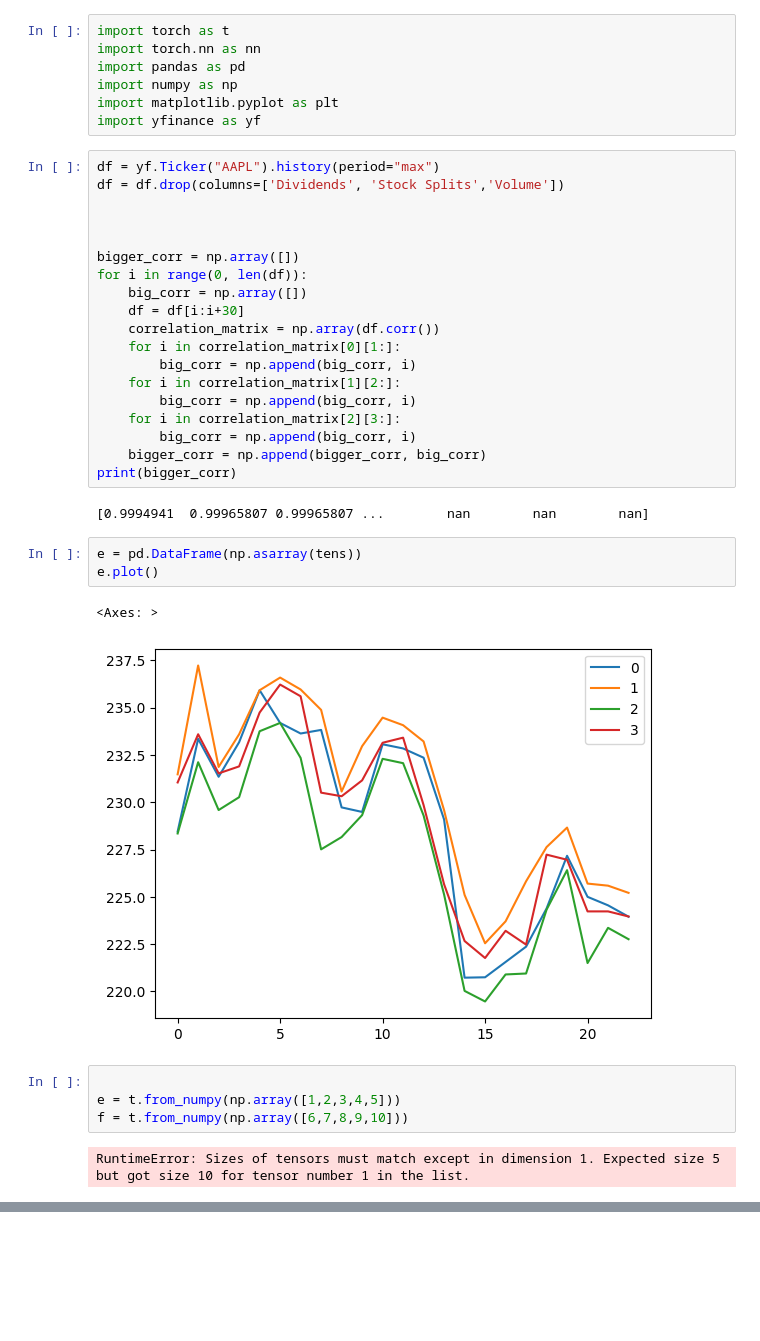
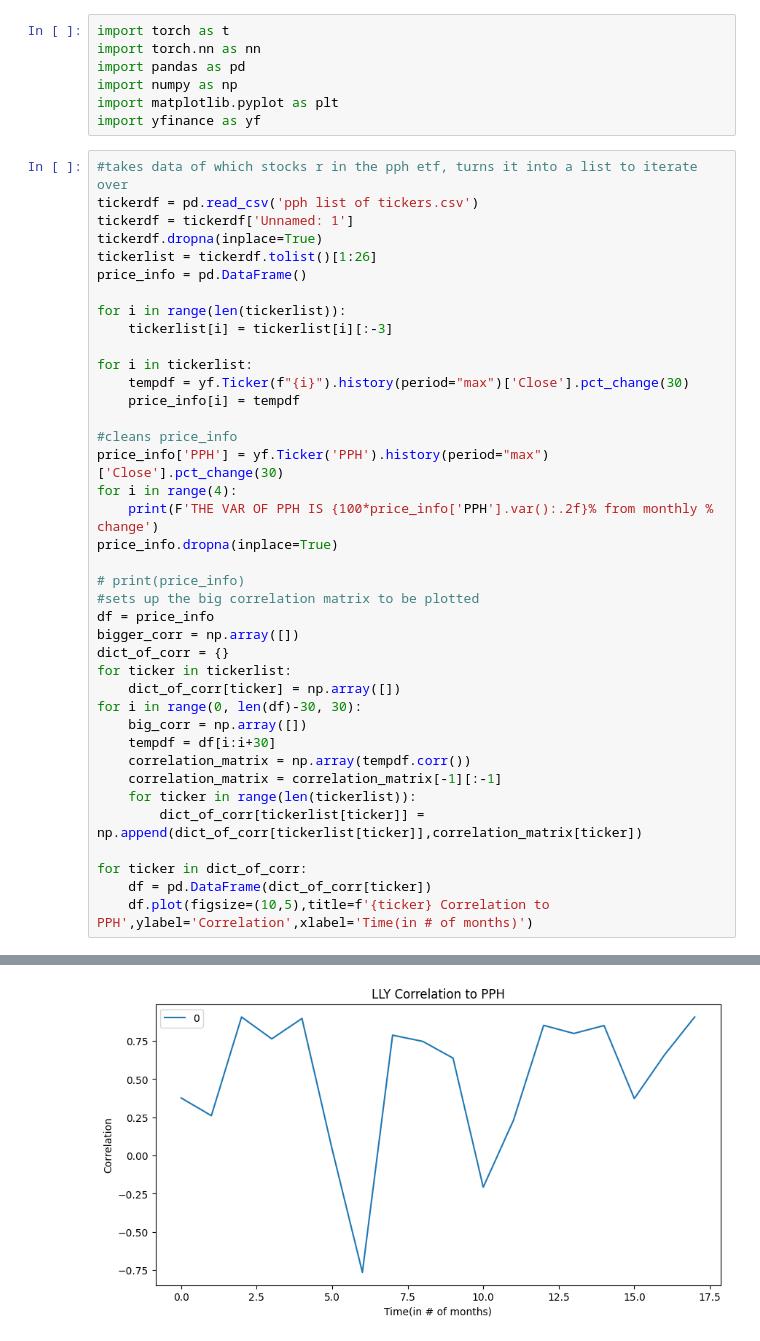
Before and after one commit to MaligarosNotes/PytorchLearning, a Jupyter notebook: macbooktest.ipynb, the cells around one changed output, grey strips where cells are left out. Drawn from its saved outputs; the diff is of its cells as text; blank space fills up the shorter version.

Commit message:
BASICALLY MADE THE CORRELATION MAPS AND WHAT NOT

```diff
--- a/macbooktest.ipynb
+++ b/macbooktest.ipynb
@@ -5,36 +5,43 @@ import pandas as pd
 import numpy as np
 import matplotlib.pyplot as plt
 import yfinance as yf
-# %%
-df = yf.Ticker("AAPL").history(period="max")
-df = df.drop(columns=['Dividends', 'Stock Splits','Volume'])
-
-
-
-bigger_corr = np.array([])
-for i in range(0, len(df)):
-    big_corr = np.array([])
-    df = df[i:i+30]
-    correlation_matrix = np.array(df.corr())
-    for i in correlation_matrix[0][1:]:
-        big_corr = np.append(big_corr, i)
-    for i in correlation_matrix[1][2:]:
-        big_corr = np.append(big_corr, i)
-    for i in correlation_matrix[2][3:]:
-        big_corr = np.append(big_corr, i)
-    bigger_corr = np.append(bigger_corr, big_corr)
-print(bigger_corr)
-# %% [output]
-[0.9994941  0.99965807 0.99965807 ...        nan        nan        nan]
-# %%
-e = pd.DataFrame(np.asarray(tens))
-e.plot()
-# %% [output]
-<Axes: >
-[figure, removed]
-# %%
-
-e = t.from_numpy(np.array([1,2,3,4,5]))
-f = t.from_numpy(np.array([6,7,8,9,10]))
-# %% [output]
-RuntimeError: Sizes of tensors must match except in dimension 1. Expected size 5 but got size 10 for tensor number 1 in the list.
+# %%
+#takes data of which stocks r in the pph etf, turns it into a list to iterate over
+tickerdf = pd.read_csv('pph list of tickers.csv')
+tickerdf = tickerdf['Unnamed: 1']
+tickerdf.dropna(inplace=True)
+tickerlist = tickerdf.tolist()[1:26]
+price_info = pd.DataFrame()
+
+for i in range(len(tickerlist)):
+    tickerlist[i] = tickerlist[i][:-3]
+
+for i in tickerlist:
+    tempdf = yf.Ticker(f"{i}").history(period="max")['Close'].pct_change(30)
+    price_info[i] = tempdf
+
+#cleans price_info
+price_info['PPH'] = yf.Ticker('PPH').history(period="max")['Close'].pct_change(30)
+for i in range(4):
+    print(F'THE VAR OF PPH IS {100*price_info['PPH'].var():.2f}% from monthly % change')
+price_info.dropna(inplace=True)
+
+# print(price_info)
+#sets up the big correlation matrix to be plotted
+df = price_info
+bigger_corr = np.array([])
+dict_of_corr = {}
+for ticker in tickerlist:
+    dict_of_corr[ticker] = np.array([])
+for i in range(0, len(df)-30, 30):
+    big_corr = np.array([])
+    tempdf = df[i:i+30]
+    correlation_matrix = np.array(tempdf.corr())
+    correlation_matrix = correlation_matrix[-1][:-1]
+    for ticker in range(len(tickerlist)):
+        dict_of_corr[tickerlist[ticker]] = np.append(dict_of_corr[tickerlist[ticker]],correlation_matrix[ticker])
+
+for ticker in dict_of_corr:
+    df = pd.DataFrame(dict_of_corr[ticker])
+    df.plot(figsize=(10,5),title=f'{ticker} Correlation to PPH',ylabel='Correlation',xlabel='Time(in # of months)')
+# %% [output]
@@ -40,0 +52 @@ RuntimeError: Sizes of tensors must match except in dimension 1. Expected size 5
+[figure, added]
```
Also changed, not shown: parts of 4 cells of this notebook, 1 other file.
